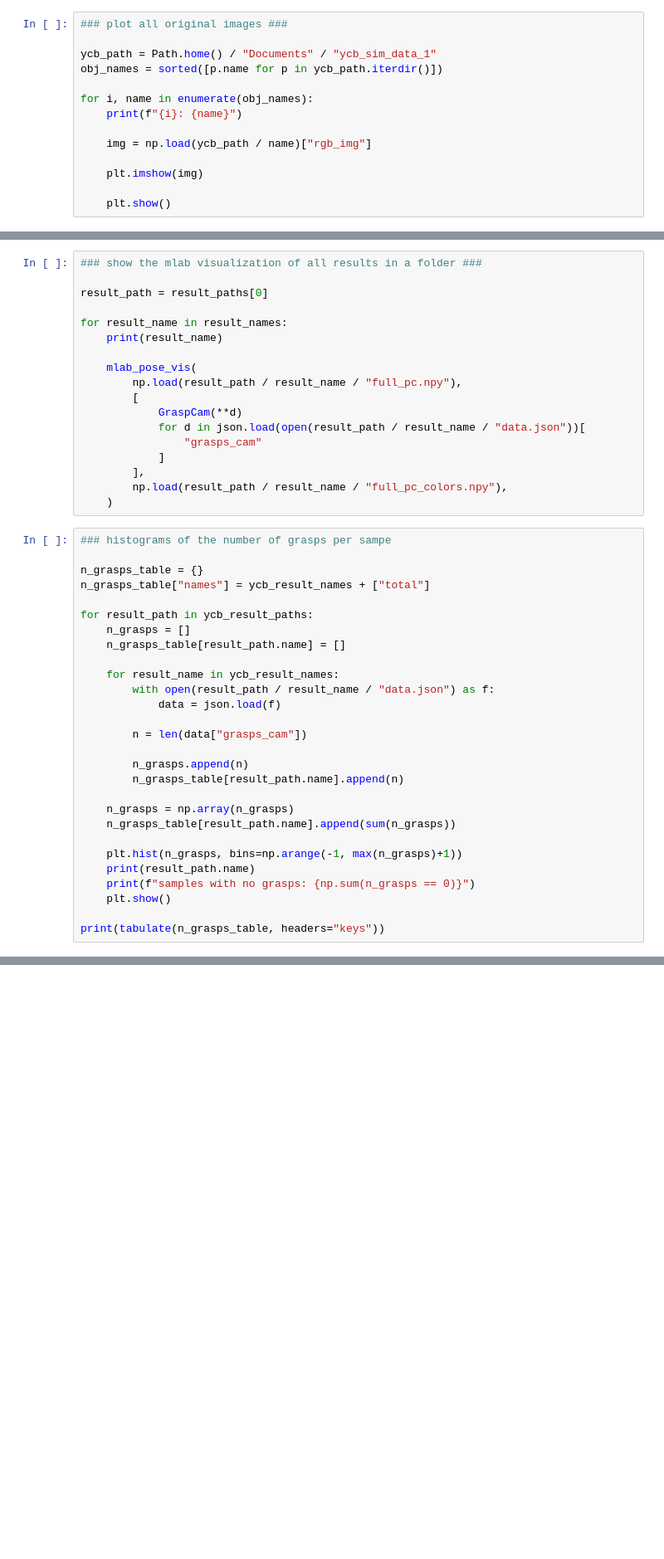
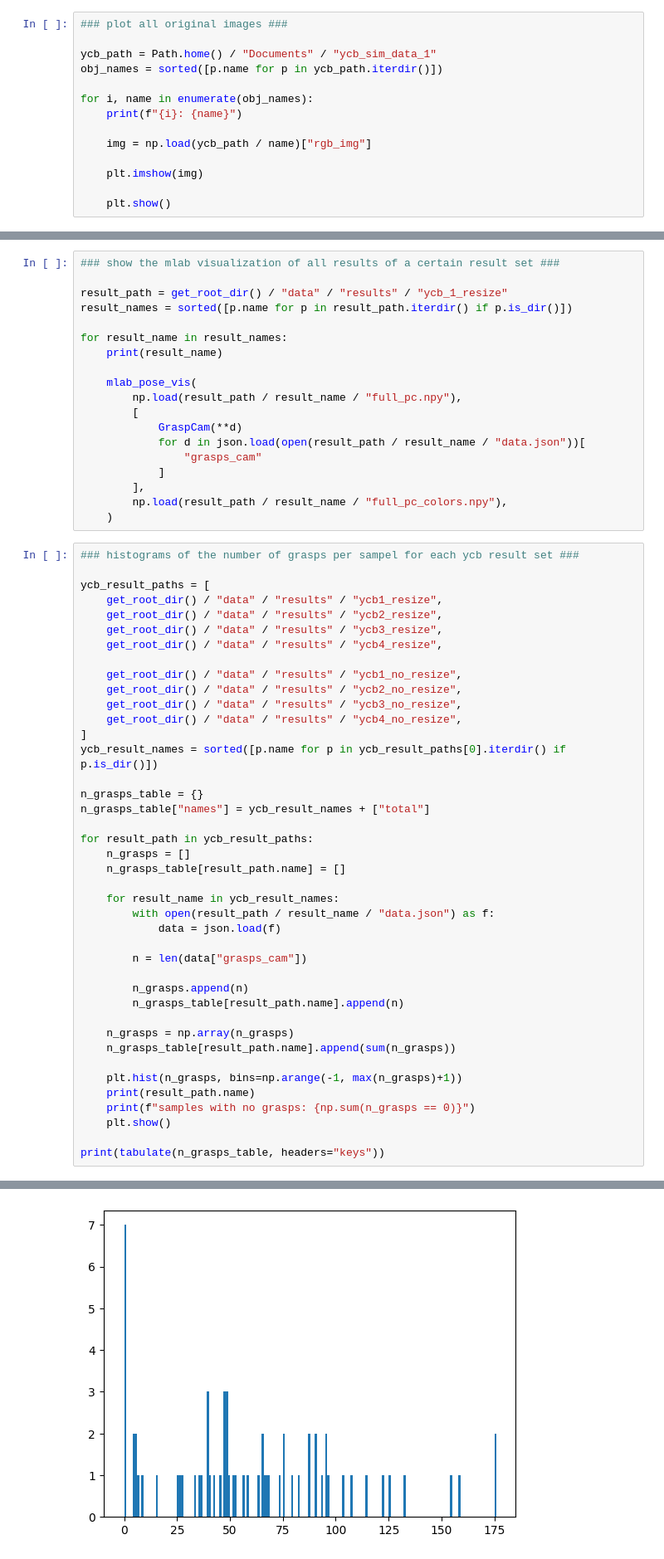
Before and after one commit to m0dd0/ContactGraspnetBenchmark, a Jupyter notebook: notebooks/03_compare_results.ipynb, the cells around one changed output, grey strips where cells are left out. Shown at 83% size. Saved outputs shown, nothing was run; the diff lists cells and outputs as text; blank space fills up the shorter version.

```diff
--- a/notebooks/03_compare_results.ipynb
+++ b/notebooks/03_compare_results.ipynb
@@ -42,7 +27,8 @@ example_result_names = sorted([p.name for p in example_result_paths[0].iterdir()
 # %%
-### show the mlab visualization of all results in a folder ###
+### show the mlab visualization of all results of a certain result set ###
 
-result_path = result_paths[0]
+result_path = get_root_dir() / "data" / "results" / "ycb_1_resize"
+result_names = sorted([p.name for p in result_path.iterdir() if p.is_dir()])
 
 for result_name in result_names:
     print(result_name)
@@ -58,7 +44,20 @@ for result_name in result_names:
         np.load(result_path / result_name / "full_pc_colors.npy"),
     )
 # %%
-### histograms of the number of grasps per sampe
+### histograms of the number of grasps per sampel for each ycb result set ###
+
+ycb_result_paths = [
+    get_root_dir() / "data" / "results" / "ycb1_resize",
+    get_root_dir() / "data" / "results" / "ycb2_resize",
+    get_root_dir() / "data" / "results" / "ycb3_resize",
+    get_root_dir() / "data" / "results" / "ycb4_resize",
+
+    get_root_dir() / "data" / "results" / "ycb1_no_resize",
+    get_root_dir() / "data" / "results" / "ycb2_no_resize",
+    get_root_dir() / "data" / "results" / "ycb3_no_resize",
+    get_root_dir() / "data" / "results" / "ycb4_no_resize",
+]
+ycb_result_names = sorted([p.name for p in ycb_result_paths[0].iterdir() if p.is_dir()])
 
 n_grasps_table = {}
 n_grasps_table["names"] = ycb_result_names + ["total"]
@@ -85,3 +84,4 @@ for result_path in ycb_result_paths:
     plt.show()
 
 print(tabulate(n_grasps_table, headers="keys"))
+# %% [output]
@@ -87,0 +90 @@ print(tabulate(n_grasps_table, headers="keys"))
+[figure, added]
```
Also changed, not shown: parts of 4 cells of this notebook, 1 other file.
